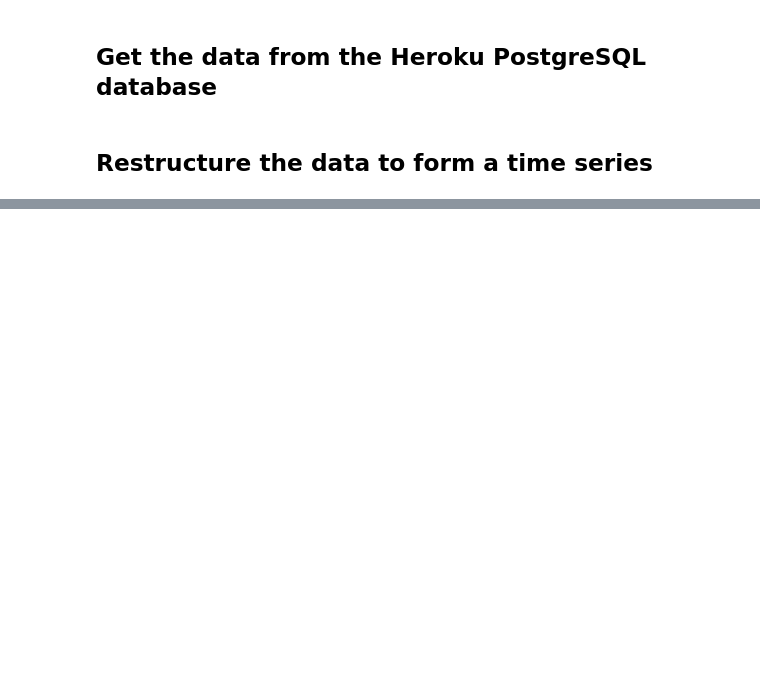
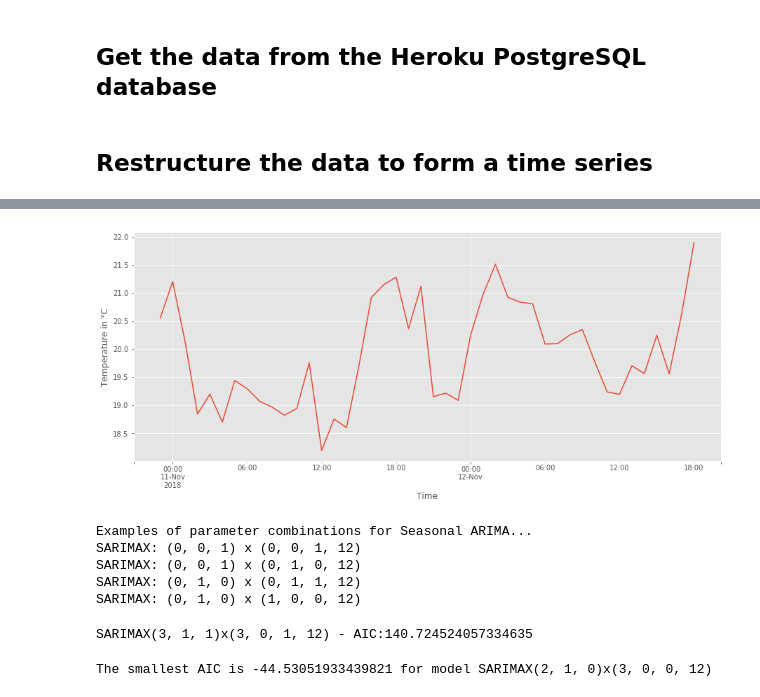
Before and after one commit to bryanhonof/Smart-Systems-Assignment-1, a Jupyter notebook: Python/test_notebook.ipynb, the cells around one changed output, grey strips where cells are left out. Saved outputs shown, nothing was run; the diff lists cells and outputs as text; code cells hidden in the pictures; blank space fills up the shorter version.

```diff
--- a/Python/test_notebook.ipynb
+++ b/Python/test_notebook.ipynb
@@ -88,0 +68,29 @@ None
+# %%
+my_df = df['value'].resample('60T').mean()
+my_df = my_df.fillna(my_df.bfill())
+my_df.plot(figsize=(15, 6))
+plt.ylabel("Temperature in °C")
+plt.xlabel("Time")
+plt.show()
+# %% [output]
+[figure, added]
+# %%
+q = d = range(0, 2)
+
+p = range(0, 4)
+
+pdq = list(itertools.product(p, d, q))
+
+seasonal_pdq = [(x[0], x[1], x[2], 12) for x in list(itertools.product(p, d, q))]
+
+print('Examples of parameter combinations for Seasonal ARIMA...')
+print('SARIMAX: {} x {}'.format(pdq[1], seasonal_pdq[1]))
+print('SARIMAX: {} x {}'.format(pdq[1], seasonal_pdq[2]))
+print('SARIMAX: {} x {}'.format(pdq[2], seasonal_pdq[3]))
+print('SARIMAX: {} x {}'.format(pdq[2], seasonal_pdq[4]))
+# %% [output]
+Examples of parameter combinations for Seasonal ARIMA...
+SARIMAX: (0, 0, 1) x (0, 0, 1, 12)
+SARIMAX: (0, 0, 1) x (0, 1, 0, 12)
+SARIMAX: (0, 1, 0) x (0, 1, 1, 12)
+SARIMAX: (0, 1, 0) x (1, 0, 0, 12)
@@ -88,0 +100,27 @@ None
+# %%
+warnings.filterwarnings("ignore") # specify to ignore warning messages
+
+AIC = []
+SARIMAX_model = []
+for param in pdq:
+    for param_seasonal in seasonal_pdq:
+        try:
+            mod = sm.tsa.statespace.SARIMAX(train_data,
+                                            order=param,
+                                            seasonal_order=param_seasonal,
+                                            enforce_stationarity=False,
+                                            enforce_invertibility=False)
+
+            results = mod.fit()
+
+            print('SARIMAX{}x{} - AIC:{}'.format(param, param_seasonal, results.aic), end='\r')
+            AIC.append(results.aic)
+            SARIMAX_model.append([param, param_seasonal])
+        except:
+            continue
+# %% [output]
+SARIMAX(3, 1, 1)x(3, 0, 1, 12) - AIC:140.724524057334635
+# %%
+print('The smallest AIC is {} for model SARIMAX{}x{}'.format(min(AIC), SARIMAX_model[AIC.index(min(AIC))][0],SARIMAX_model[AIC.index(min(AIC))][1]))
+# %% [output]
+The smallest AIC is -44.53051933439821 for model SARIMAX(2, 1, 0)x(3, 0, 0, 12)
```
Also changed, not shown: parts of 9 cells of this notebook.
